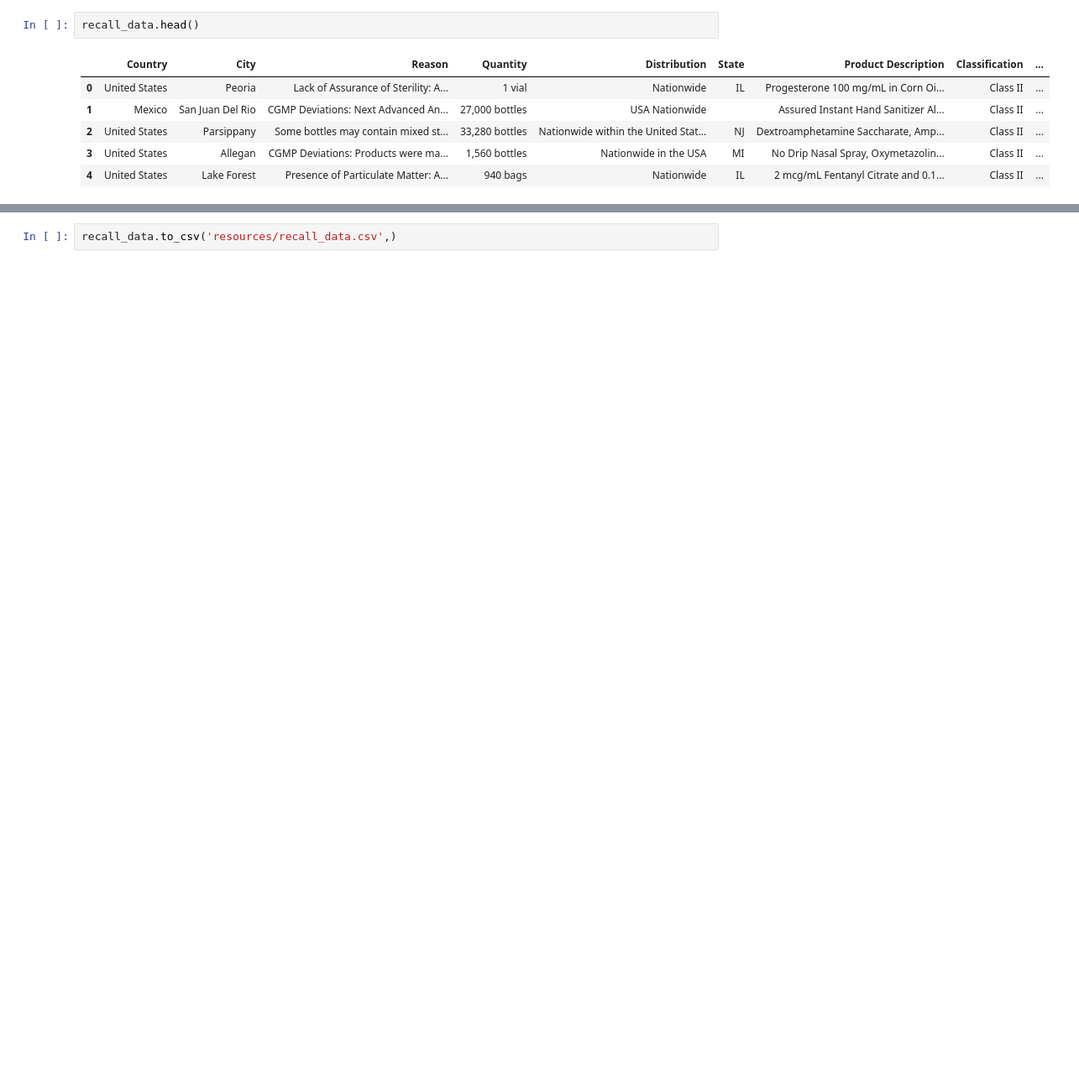
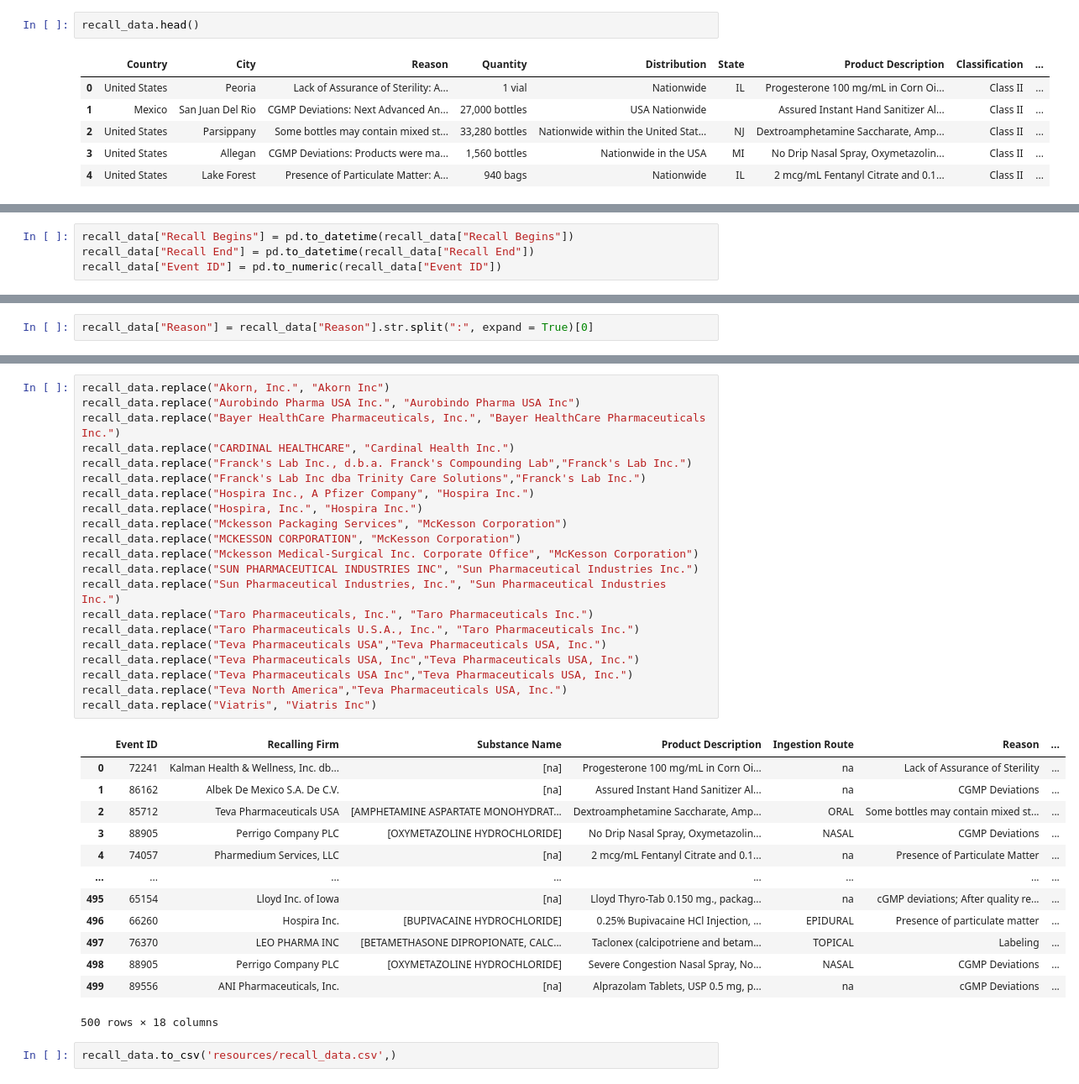
Before and after one commit to lingerfeltcm/project_3_group_4, a Jupyter notebook: starter_code.ipynb, the cells around one changed output, grey strips where cells are left out. Shown at 84% size. Cells and saved outputs as stored; diff of their text form; blank space fills up the shorter version.

```diff
--- a/starter_code.ipynb
+++ b/starter_code.ipynb
@@ -100,0 +167,4 @@ recall_data.head()
+# %%
+recall_data["Recall Begins"] = pd.to_datetime(recall_data["Recall Begins"])
+recall_data["Recall End"] = pd.to_datetime(recall_data["Recall End"])
+recall_data["Event ID"] = pd.to_numeric(recall_data["Event ID"])
@@ -100,0 +180,2 @@ recall_data.head()
+# %%
+recall_data["Reason"] = recall_data["Reason"].str.split(":", expand = True)[0]
@@ -101,2 +211,37 @@ recall_data.head()
+# %%
+recall_data.replace("Akorn, Inc.", "Akorn Inc")
+recall_data.replace("Aurobindo Pharma USA Inc.", "Aurobindo Pharma USA Inc")
+recall_data.replace("Bayer HealthCare Pharmaceuticals, Inc.", "Bayer HealthCare Pharmaceuticals Inc.")
+recall_data.replace("CARDINAL HEALTHCARE", "Cardinal Health Inc.")
+recall_data.replace("Franck's Lab Inc., d.b.a. Franck's Compounding Lab","Franck's Lab Inc.")
+recall_data.replace("Franck's Lab Inc dba Trinity Care Solutions","Franck's Lab Inc.")
+recall_data.replace("Hospira Inc., A Pfizer Company", "Hospira Inc.")
+recall_data.replace("Hospira, Inc.", "Hospira Inc.")
+recall_data.replace("Mckesson Packaging Services", "McKesson Corporation")
+recall_data.replace("MCKESSON CORPORATION", "McKesson Corporation")
+recall_data.replace("Mckesson Medical-Surgical Inc. Corporate Office", "McKesson Corporation")
+recall_data.replace("SUN PHARMACEUTICAL INDUSTRIES INC", "Sun Pharmaceutical Industries Inc.")
+recall_data.replace("Sun Pharmaceutical Industries, Inc.", "Sun Pharmaceutical Industries Inc.")
+recall_data.replace("Taro Pharmaceuticals, Inc.", "Taro Pharmaceuticals Inc.")
+recall_data.replace("Taro Pharmaceuticals U.S.A., Inc.", "Taro Pharmaceuticals Inc.")
+recall_data.replace("Teva Pharmaceuticals USA","Teva Pharmaceuticals USA, Inc.")
+recall_data.replace("Teva Pharmaceuticals USA, Inc","Teva Pharmaceuticals USA, Inc.")
+recall_data.replace("Teva Pharmaceuticals USA Inc","Teva Pharmaceuticals USA, Inc.")
+recall_data.replace("Teva North America","Teva Pharmaceuticals USA, Inc.")
+recall_data.replace("Viatris", "Viatris Inc")
+# %% [output]
+|  | Event ID | Recalling Firm | Substance Name | Product Description | Ingestion Route | Reason | ... |
+| 0 | 72241 | Kalman Health & Wellness, Inc. db... | [na] | Progesterone 100 mg/mL in Corn Oi... | na | Lack of Assurance of Sterility | ... |
+| 1 | 86162 | Albek De Mexico S.A. De C.V. | [na] | Assured Instant Hand Sanitizer Al... | na | CGMP Deviations | ... |
+| 2 | 85712 | Teva Pharmaceuticals USA | [AMPHETAMINE ASPARTATE MONOHYDRAT... | Dextroamphetamine Saccharate, Amp... | ORAL | Some bottles may contain mixed st... | ... |
+| 3 | 88905 | Perrigo Company PLC | [OXYMETAZOLINE HYDROCHLORIDE] | No Drip Nasal Spray, Oxymetazolin... | NASAL | CGMP Deviations | ... |
+| 4 | 74057 | Pharmedium Services, LLC | [na] | 2 mcg/mL Fentanyl Citrate and 0.1... | na | Presence of Particulate Matter | ... |
+| ... | ... | ... | ... | ... | ... | ... | ... |
+| 495 | 65154 | Lloyd Inc. of Iowa | [na] | Lloyd Thyro-Tab 0.150 mg., packag... | na | cGMP deviations; After quality re... | ... |
+| 496 | 66260 | Hospira Inc. | [BUPIVACAINE HYDROCHLORIDE] | 0.25% Bupivacaine HCl Injection, ... | EPIDURAL | Presence of particulate matter | ... |
+| 497 | 76370 | LEO PHARMA INC | [BETAMETHASONE DIPROPIONATE, CALC... | Taclonex (calcipotriene and betam... | TOPICAL | Labeling | ... |
+| 498 | 88905 | Perrigo Company PLC | [OXYMETAZOLINE HYDROCHLORIDE] | Severe Congestion Nasal Spray, No... | NASAL | CGMP Deviations | ... |
+| 499 | 89556 | ANI Pharmaceuticals, Inc. | [na] | Alprazolam Tablets, USP 0.5 mg, p... | na | cGMP Deviations | ... |
+500 rows × 18 columns
 # %%
 recall_data.to_csv('resources/recall_data.csv',)
```
Also changed, not shown: parts of 10 cells of this notebook, 1 other file.
